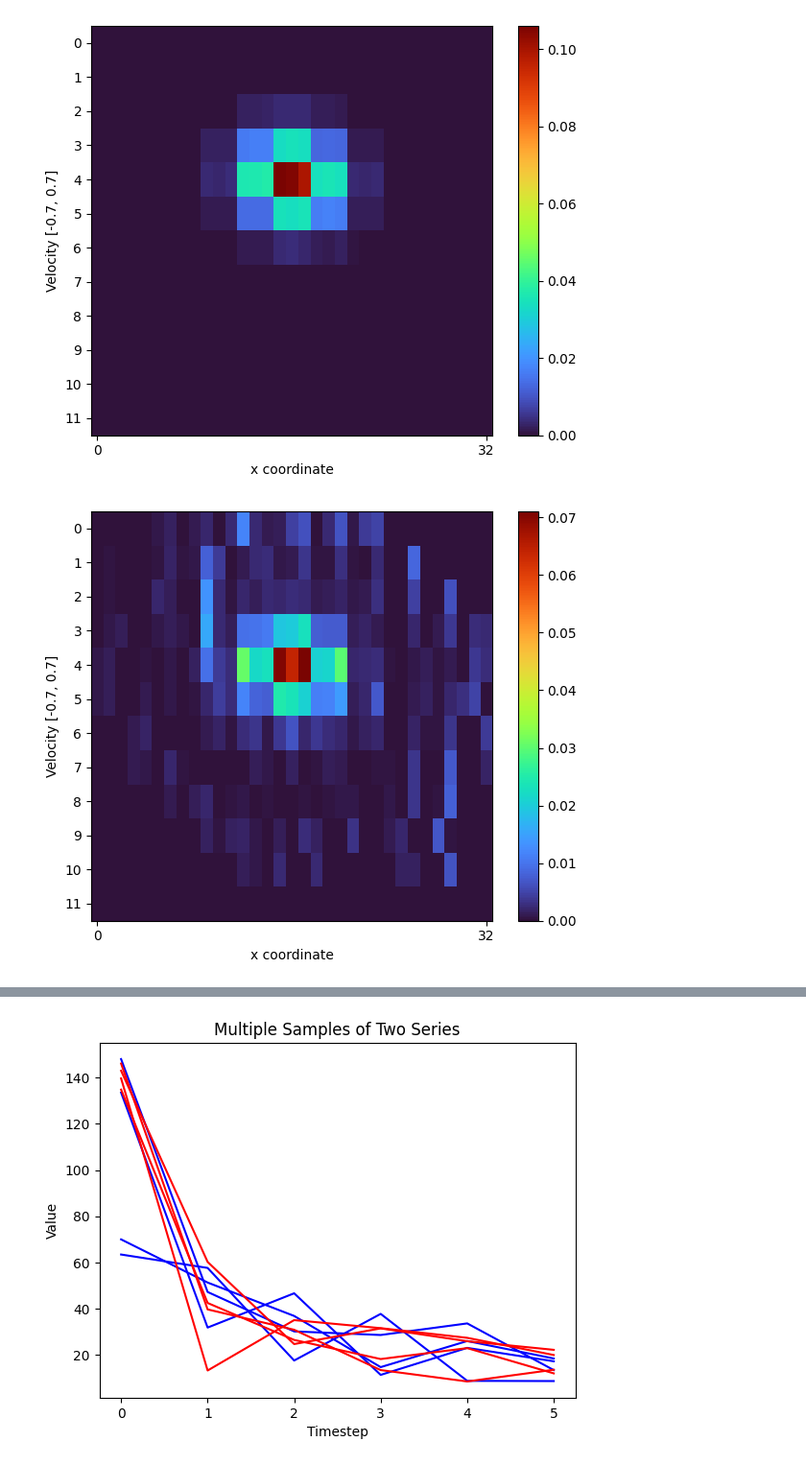
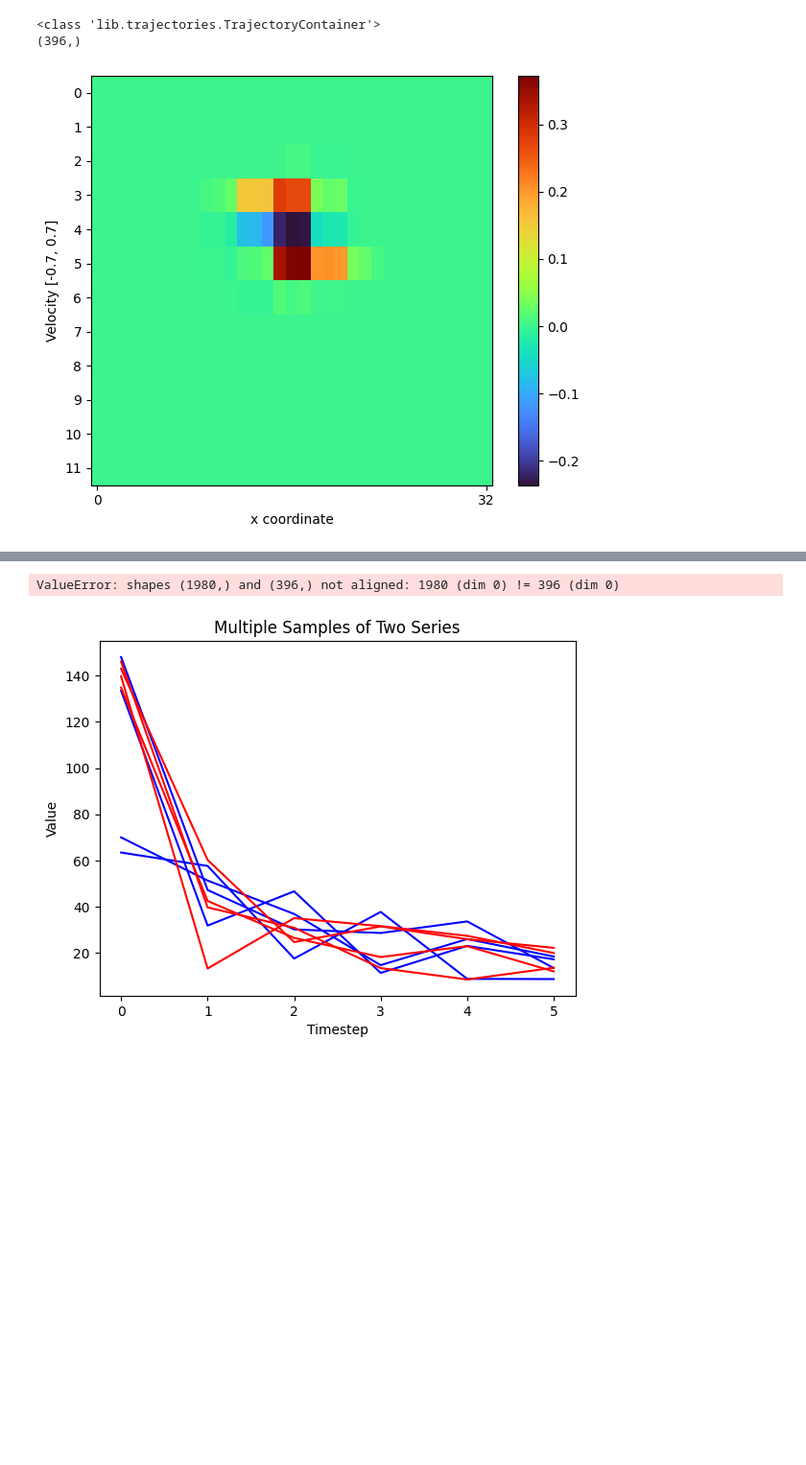
Before and after one commit to aaronma1/l1-cov, a Jupyter notebook: analysis.ipynb, the cells around one changed output, grey strips where cells are left out. Shown at 96% size. Cells and saved outputs as stored; diff of their text form; code cells hidden in the pictures; blank space fills up the shorter version.

Commit message:
fixe eigenoption bug

```diff
--- a/analysis.ipynb
+++ b/analysis.ipynb
@@ -4,7 +4,7 @@ from lib.aggregation import get_aggregator
 from plotting import plot_heatmap
 import lib.aggregation as aggregation
 import pickle
-import scipy
+import numpy as np
 import os
 
 def read_pickle(save_name):
@@ -16,20 +16,21 @@ def read_pickle(save_name):
     with open(save_name, "rb") as f:
         return pickle.load(f)
 
-EXP_DIR="out/mc_1"
+EXP_DIR="out/mc_big1"
 params = read_pickle(os.path.join(EXP_DIR, "params.pkl"))
 
 
-l1_maxent = read_pickle(os.path.join(EXP_DIR, "maxent/all_l1_covs.pkl"))
-l1_random = read_pickle(os.path.join(EXP_DIR, "random/all_l1_covs.pkl"))
-l1_eig = read_pickle(os.path.join(EXP_DIR, "eigenoptions/all_l1_covs.pkl"))
-l1_cov = read_pickle(os.path.join(EXP_DIR, "codex/all_l1_covs.pkl"))
+l1_maxent = read_pickle(os.path.join(EXP_DIR, "maxent_l1_covs.pkl"))
+l1_random = read_pickle(os.path.join(EXP_DIR, "random_l1_covs.pkl"))
+l1_eig = read_pickle(os.path.join(EXP_DIR, "eigenoptions_l1_covs.pkl"))
+l1_cov = read_pickle(os.path.join(EXP_DIR, "codex_l1_covs.pkl"))
 
 
-stats_maxent = read_pickle(os.path.join(EXP_DIR, "maxent/all_stats.pkl"))
-stats_random = read_pickle(os.path.join(EXP_DIR, "random/all_stats.pkl"))
-stats_eig = read_pickle(os.path.join(EXP_DIR, "eigenoptions/all_stats.pkl"))
-stats_cov = read_pickle(os.path.join(EXP_DIR, "codex/all_stats.pkl"))
+# stats_maxent = read_pickle(os.path.join(EXP_DIR, "maxent/all_stats.pkl"))
+# stats_random = read_pickle(os.path.join(EXP_DIR, "random/all_stats.pkl"))
+# stats_eig = read_pickle(os.path.join(EXP_DIR, "eigenoptions/all_stats.pkl"))
+# stats_cov = read_pickle(os.path.join(EXP_DIR, "codex/all_stats.pkl"))
+base_args = params["args_codex"][0]
 # %%
 
 import matplotlib.pyplot as plt
@@ -106,38 +109,50 @@ def plots_p_sa_from_run(base_args, run):
 
     for i in range(epochs):
 
         transitions = run[i]["all_rollouts"]
         p_sa = p_sa_from_rollouts(transitions, sa_agg)
 
 
 
 
         plot_heatmap(p_sa.reshape(12, -1))
-
+from scipy.sparse.linalg import eigsh
+def eig_sparse(SR, k=131):
+    SR = (SR + SR.T) / 2.0
+    eigenvalues, eigenvectors = eigsh(SR, sigma=None, k=k, which="LM")
+    idx = np.argsort(-eigenvalues.real)
+    eigenvalues = np.real_if_close(eigenvalues, tol=1e5)[idx]
+    eigenvectors = np.real_if_close(eigenvectors, tol=1e5)[:, idx]
+    return eigenvectors, eigenvalues
 
 def plots_sr_from_run(base_args, run):
     s_agg, sa_agg = get_aggregator(base_args["env_name"])
 
     epochs=len(run)
 
     for i in range(epochs):
 
         transitions = run[i]["all_rollouts"]
         print(type(transitions))
         SR = sa_sr_from_rollouts(transitions, sa_agg)
         SR = SR.toarray()
+        p_sa = p_sa_from_rollouts(transitions, sa_agg)
+
+        top_eig, eigv= eig_sparse(SR, 5)
+        print(top_eig[:, 0].shape)
+        plot_heatmap(sa_agg.unflatten_sa_table(top_eig[:,2]).reshape(12, -1))
+        print(np.dot(top_eig.flatten(), p_sa.flatten()))
 
 
 
 
-        plot_heatmap(SR)
 
 
-run_e0 = read_pickle(os.path.join(EXP_DIR, "eigenoptions/part0_run.pkl"))
-run_c0 = read_pickle(os.path.join(EXP_DIR, "codex/part0_run.pkl"))
 
-plots_p_sa_from_run(base_args, run_e0)
-# plots_p_sa_from_run(base_args, runs_e[0])
+run_e0 = read_pickle(os.path.join(EXP_DIR, "part0_run.pkl"))
+
+plots_sr_from_run(base_args, run_e0)
 # %% [output]
+<class 'lib.trajectories.TrajectoryContainer'>
+(396,)
-[figure, old version]
+[figure, new version]
-[figure, removed]
@@ -148,3 +159,4 @@ plots_p_sa_from_run(base_args, run_e0)
+ValueError: shapes (1980,) and (396,) not aligned: 1980 (dim 0) != 396 (dim 0)
 # %%
 l1_maxent = read_pickle(os.path.join(EXP_DIR, "maxent/all_l1_covs.pkl"))
 l1_random = read_pickle(os.path.join(EXP_DIR, "random/all_l1_covs.pkl"))
```
Also changed, not shown: parts of 2 cells of this notebook, 3 other files.
